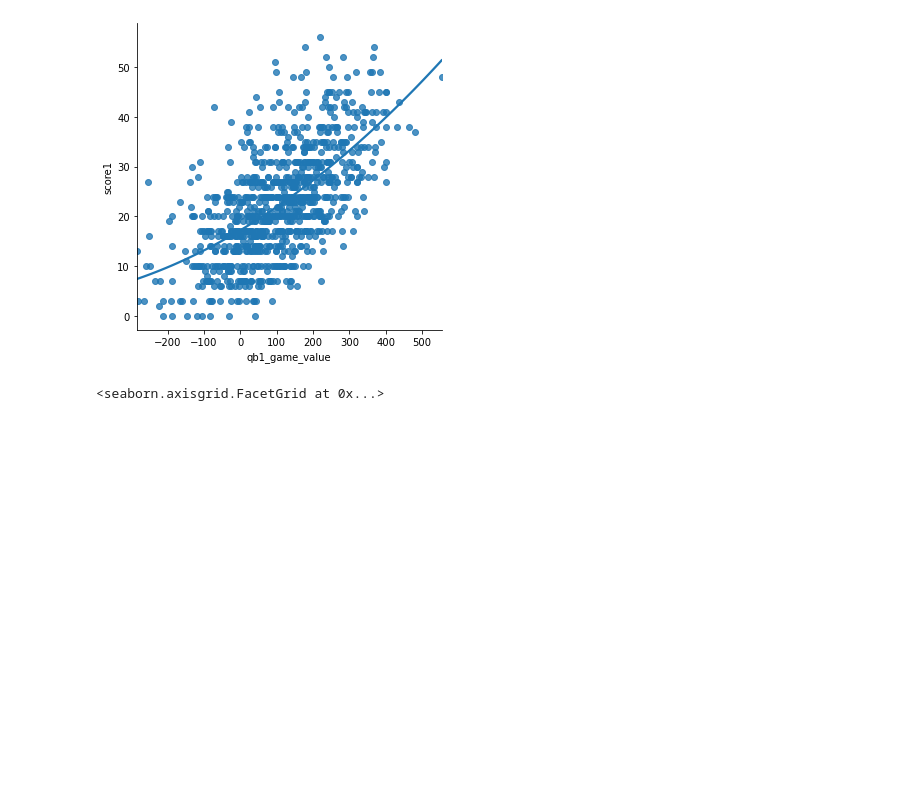
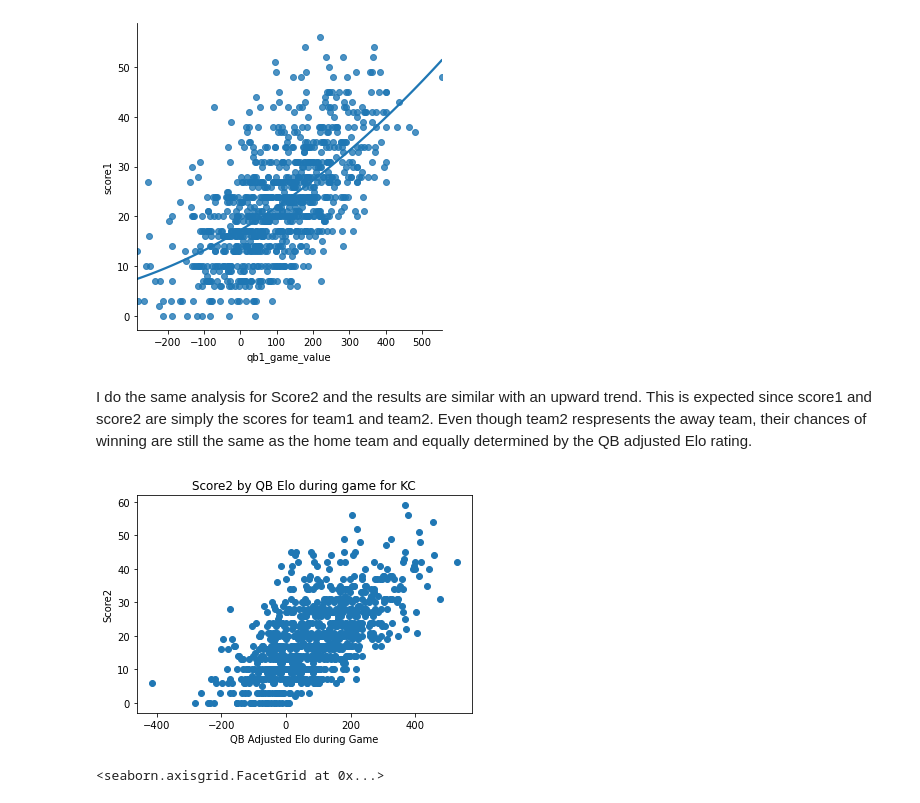
Before and after one commit to anissakhan/731-Project-4-Khan, a Jupyter notebook: Notebooks/731-Project4.ipynb, the cells around one changed output. Cells and saved outputs as stored; diff of their text form; code cells hidden in the pictures; blank space fills up the shorter version.

```diff
--- a/Notebooks/731-Project4.ipynb
+++ b/Notebooks/731-Project4.ipynb
@@ -252,6 +301,16 @@ sn.lmplot(x="qb1_game_value", y="score1", data=dfKC, order=2, ci=None)
 # %% [output]
 <seaborn.axisgrid.FacetGrid at 0x...>
 [figure]
+# %% [markdown]
+I do the same analysis for Score2 and the results are similar with an upward trend. This is expected since score1 and score2 are simply the scores for team1 and team2. Even though team2 respresents the away team, their chances of winning are still the same as the home team and equally determined by the QB adjusted Elo rating.
+# %%
+plt.scatter(dfKC['qb2_game_value'], dfKC['score2'])
+plt.title('Score2 by QB Elo during game for KC')
+plt.ylabel('Score2')
+plt.xlabel('QB Adjusted Elo during Game')
+plt.show()
+# %% [output]
+[figure, added]
 # %%
 sn.lmplot(x="qb2_game_value", y="score2", data=dfKC, order=2, ci=None)
 # %% [output]
```
Also changed, not shown: parts of 44 cells of this notebook, 2 other files.
